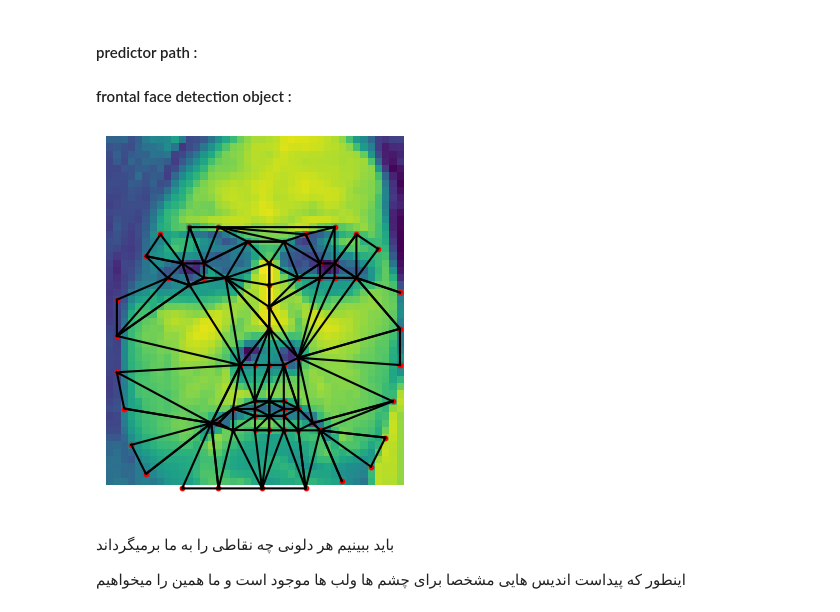
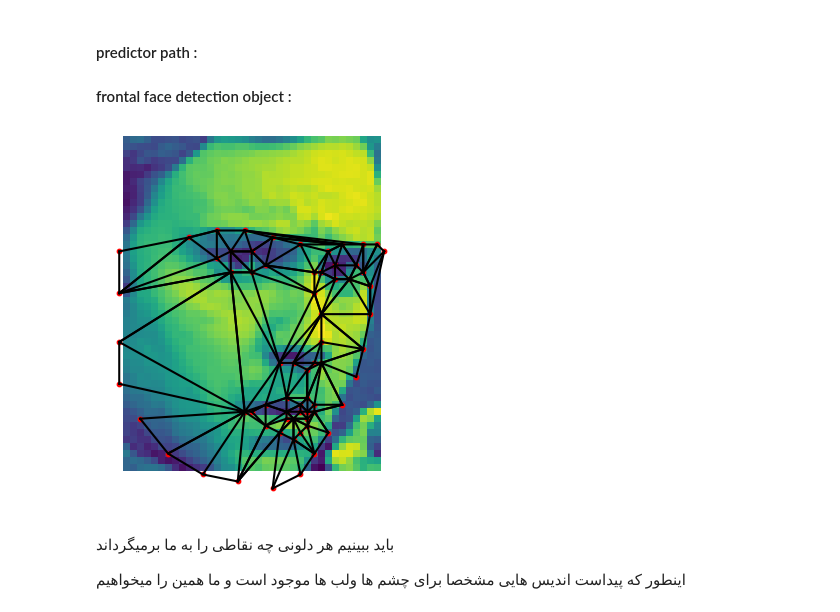
Before and after one commit to cloner174/mr.DGA, a Jupyter notebook: mr.DGA.5.1.0.ipynb, the cells around one changed output. Cells and saved outputs as stored; diff of their text form; code cells hidden in the pictures.

```diff
--- a/mr.DGA.5.1.0.ipynb
+++ b/mr.DGA.5.1.0.ipynb
@@ -73,44 +69,16 @@ detector = dlib.get_frontal_face_detector()
 global global_detector_keeper
 global_detector_keeper = []
 # %%
-
-def plot_delaunay(points, delaunay, ax):
-    for simplex in delaunay.simplices:
-        ax.plot(points[simplex, 0], points[simplex, 1], 'k-')
-
-
-def triangular_detection_of_facial_parts(id,
-                                         image_array = None,
-                                         image_path = None,
-                                         show_fig = True,
-                                         save_fig = False,
-                                         save_path = 'data/output/pic/triangular_detection_of_facial_parts/'):
-    if image_array is None and image_path is not None:
-        img = Image.open(image_path)
-        img = np.array(img)
-    elif image_array is not None and image_path is None:
-      img = image_array
-    else:
-      raise AssertionError(" You must provide either image_array or image_path to this method could work!")
+def triangular_detection_of_facial_parts(image_array):
     ax = plt.gca()
-    ax.imshow(img)
-    detections = detector(img, 1)
+    ax.imshow(image_array)
+    detections = detector(image_array, 1)
     for k, d in enumerate(detections):
-        shape = predictor(img, d)
+        shape = predictor(image_array, d)
         points = np.array([[p.x, p.y] for p in shape.parts()])
         ax.scatter(points[:, 0], points[:, 1], c='r', s=10)
         delaunay = Delaunay(points)
         global_detector_keeper.append(delaunay)
-        plot_delaunay(points, delaunay, ax)
+        plot_delaunay_triangle(points, delaunay, ax)
     plt.axis('off')
-    if save_fig:
-      path_to_save = os.path.join(save_path, f'image{id}.jpg')
-      try:
-        os.mkdir(save_path)
-      except:
-        pass
-      plt.savefig(path_to_save)
-    if show_fig:
-      plt.show()
-    else:
-      return
+    plt.show()
@@ -126,9 +85,9 @@ for idx, row in df.iterrows():
 # %%
-array_example = load_array_from_path(f"{path_to_cropped_faces}/face_40.jpg_40.npy")
+array_example = load_array_from_path(f"{path_to_cropped_faces}/face_0.jpg_0.npy")
 # %%
-triangular_detection_of_facial_parts(image_array = array_example, id = 0)
+triangular_detection_of_facial_parts(array_example)
 # %% [output]
-[figure, old version]
+[figure, new version]
 # %% [markdown]
 باید ببینیم هر دلونی چه نقاطی را به ما برمیگرداند
 
```
Also changed, not shown: parts of 78 cells of this notebook.
